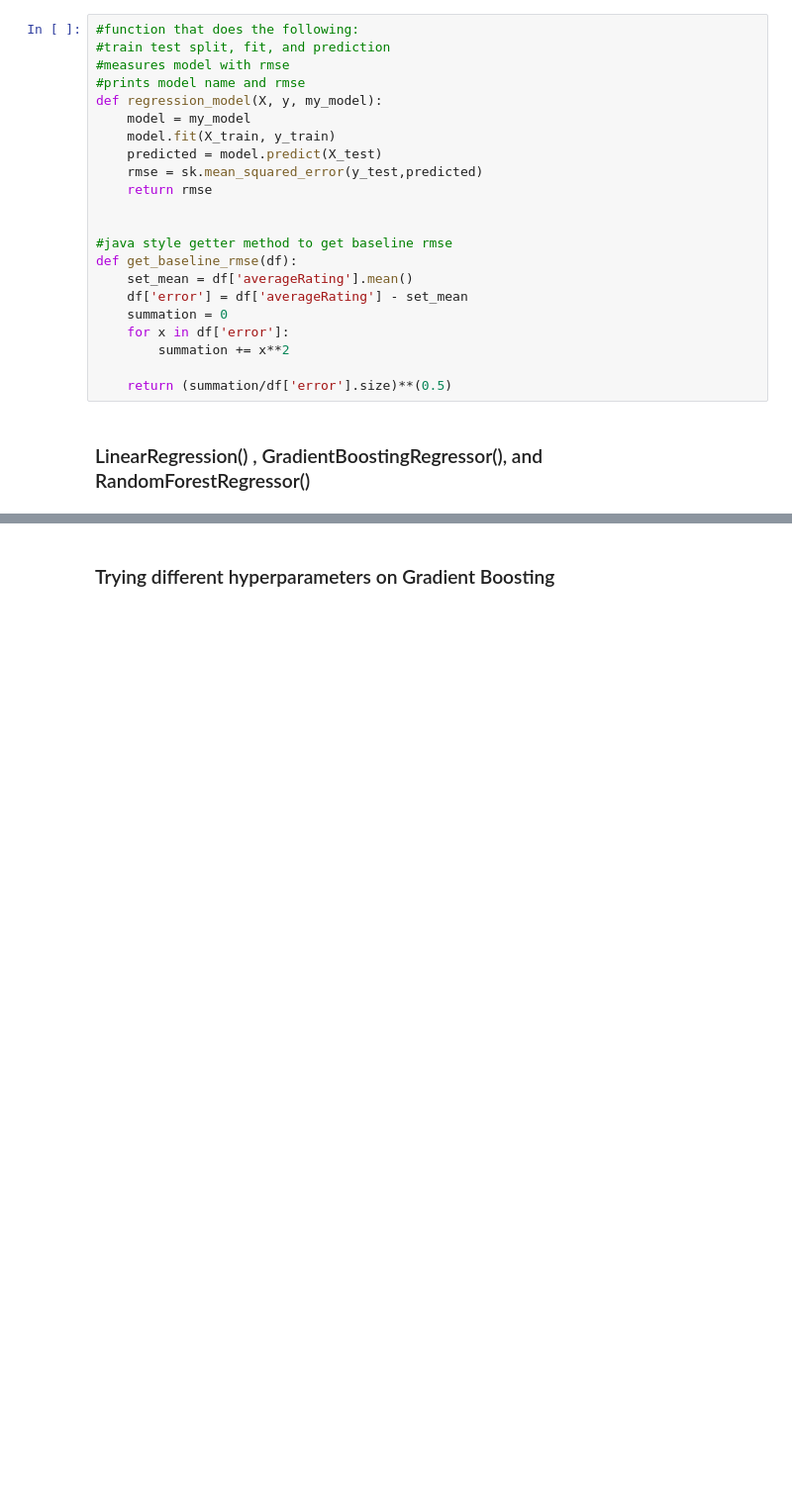
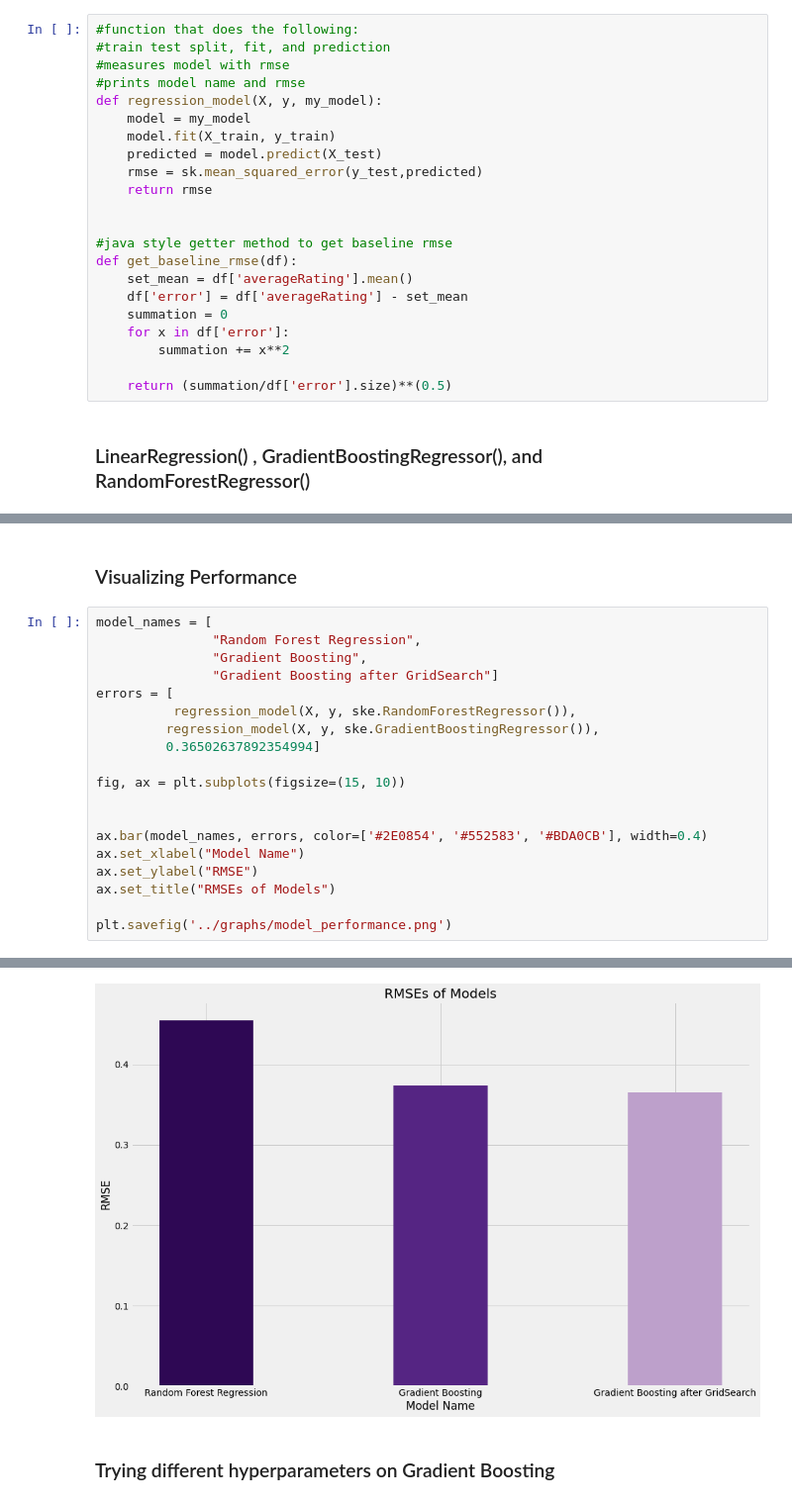
Before and after one commit to hurshkarkhanis/movie_ratings, a Jupyter notebook: src/learning_models.ipynb, the cells around one changed output, grey strips where cells are left out. Shown at 99% size. Drawn from its saved outputs; the diff is of its cells as text; blank space fills up the shorter version.

```diff
--- a/src/learning_models.ipynb
+++ b/src/learning_models.ipynb
@@ -107 +107,23 @@ RANDOM FOREST REG. RMSLE: 0.46152614956963933
 BASELINE RMSLE: 0.7268794428239123
+# %% [markdown]
+### Visualizing Performance
+# %%
+model_names = [
+               "Random Forest Regression",
+               "Gradient Boosting",
+               "Gradient Boosting after GridSearch"]
+errors = [
+          regression_model(X, y, ske.RandomForestRegressor()),
+         regression_model(X, y, ske.GradientBoostingRegressor()),
+         0.36502637892354994]
+
+fig, ax = plt.subplots(figsize=(15, 10))
+
+
+ax.bar(model_names, errors, color=['#2E0854', '#552583', '#BDA0CB'], width=0.4)
+ax.set_xlabel("Model Name")
+ax.set_ylabel("RMSE")
+ax.set_title("RMSEs of Models")
+
+plt.savefig('../graphs/model_performance.png')
+# %% [output]
@@ -108,3 +132,4 @@ BASELINE RMSLE: 0.7268794428239123
+[figure, added]
 # %% [markdown]
 ### Trying different hyperparameters on Gradient Boosting
 # %%
```
Also changed, not shown: parts of 5 cells of this notebook, 5 other files.
